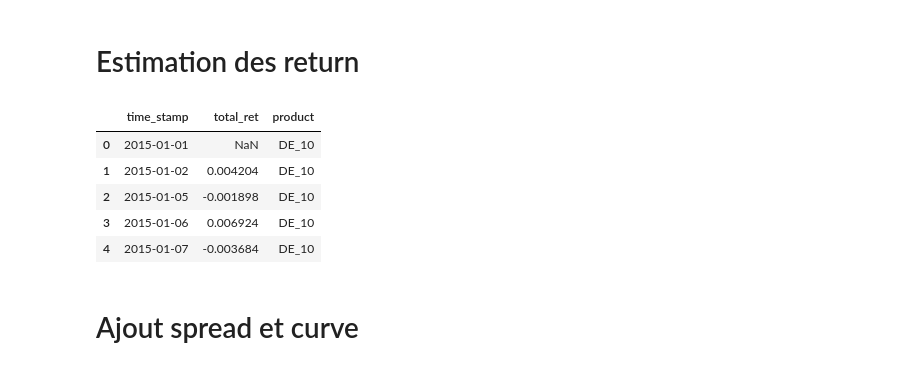
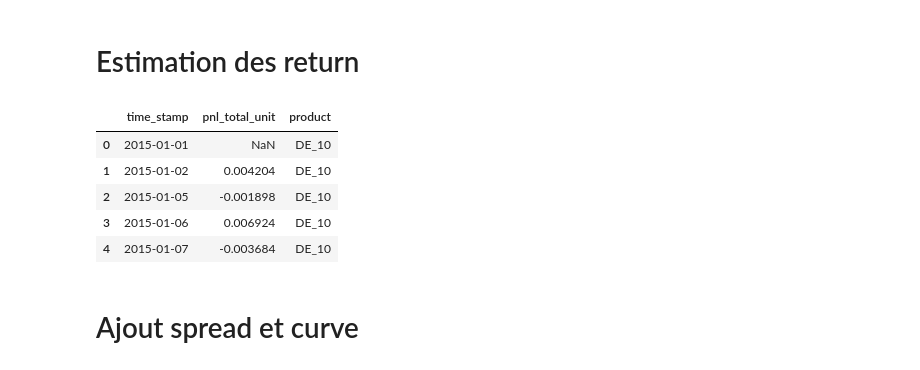
Before and after one commit to pradosth0/Markowitz_based_portfolio_allocation, a Jupyter notebook: pf_bond.ipynb, the cells around one changed output. Drawn from its saved outputs; the diff is of its cells as text; code cells hidden in the pictures.

```diff
--- a/pf_bond.ipynb
+++ b/pf_bond.ipynb
@@ -57,9 +57,9 @@ data["dy_bp"] = data["dy"] * 1e4  # basis points
 # (Futures) We will build a *risk-normalized* return per unit DV01 next.
 # For IR futures, linearized PnL ≈ - DV01 * Δy. Per unit DV01, return ≈ -Δy.
 # This avoids notional/DV01 scaling headaches at optimization time.
-data["r_per_DV01"] = -data["dy_bp"]*data["dv01"]  # per DV01 standardized return (dimensionless)
-data["daily_coupon"] = data['yield'].shift(1)*(1/252)/100 #pour enlever le pourcent
-data["total_ret"] = data["r_per_DV01"] + data["daily_coupon"]
+data["pnl_yield_move_unit"] = -data["dy_bp"]*data["dv01"]
+data["pnl_coupon_unit"] = (data.groupby("isin")["yield"].shift(1) * (1/252) / 100)
+data["pnl_total_unit"] = data["pnl_yield_move_unit"] + data["pnl_coupon_unit"]
 data.head()
 # %% [output]
 |  | isin | Unnamed: 0 | time_stamp | price | yield | country_iso | mat_cat | source | remaining_maturity | ... |
@@ -129,16 +129,16 @@ Bonne tête de return !
 # %%
 #On met data sous le bon format. Ce qu'on veut c'est :
 # Date | Finacial product (ex FR_5 pour France bond mat 5) | Return
-val = "total_ret"
+val = "pnl_total_unit"
 
 data_completed = data[["time_stamp", "country_iso", "mat_cat", val]].copy()
 data_completed["product"] = data_completed["country_iso"].astype(str) + "_" + data_completed["mat_cat"].astype(str)
 data_completed = data_completed.drop(columns=["country_iso", "mat_cat"])
 data_completed["time_stamp"] = pd.to_datetime(data_completed["time_stamp"])
 
 data_completed.head()
 # %% [output]
-|  | time_stamp | total_ret | product |
+|  | time_stamp | pnl_total_unit | product |
 | 0 | 2015-01-01 | NaN | DE_10 |
 | 1 | 2015-01-02 | 0.004204 | DE_10 |
 | 2 | 2015-01-05 | -0.001898 | DE_10 |
```
Also changed, not shown: parts of 6 cells of this notebook.
